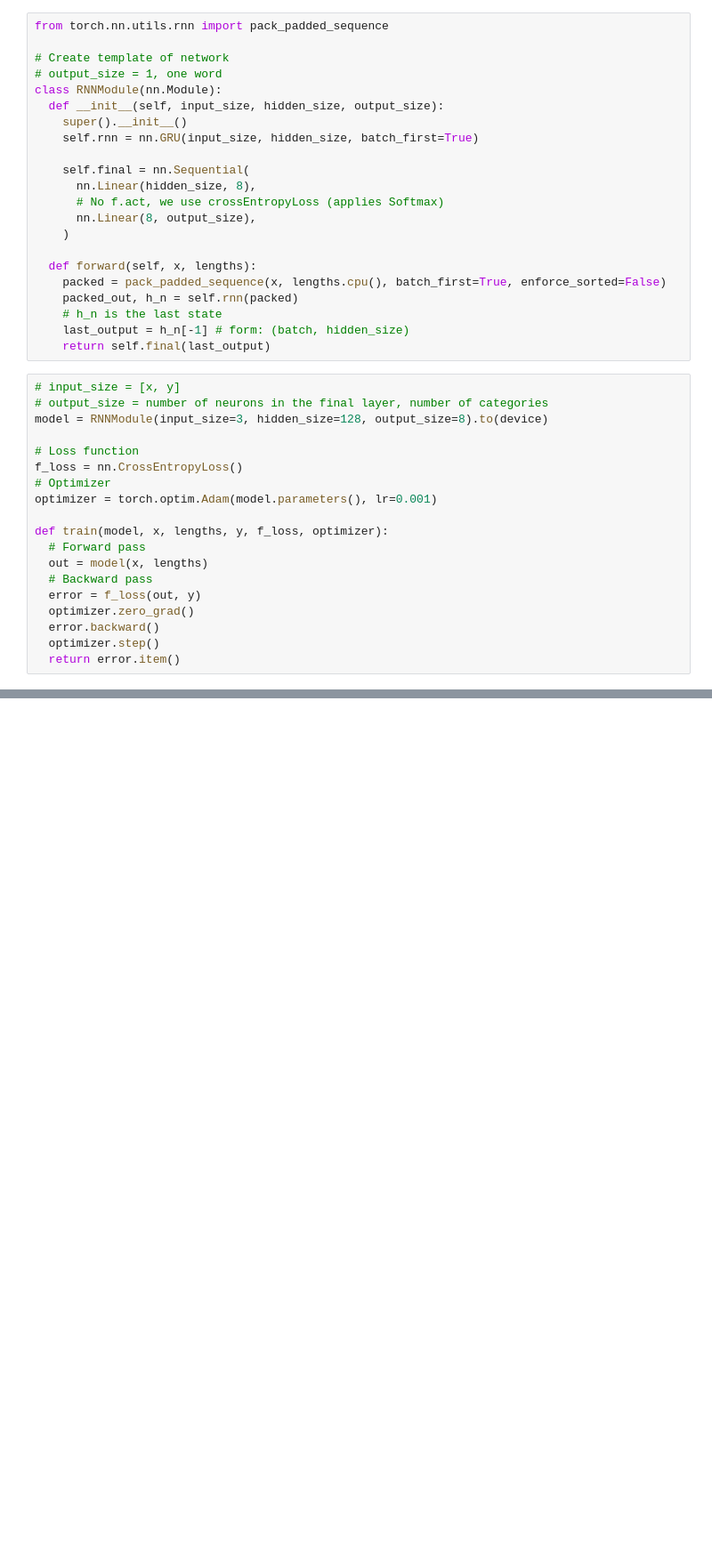
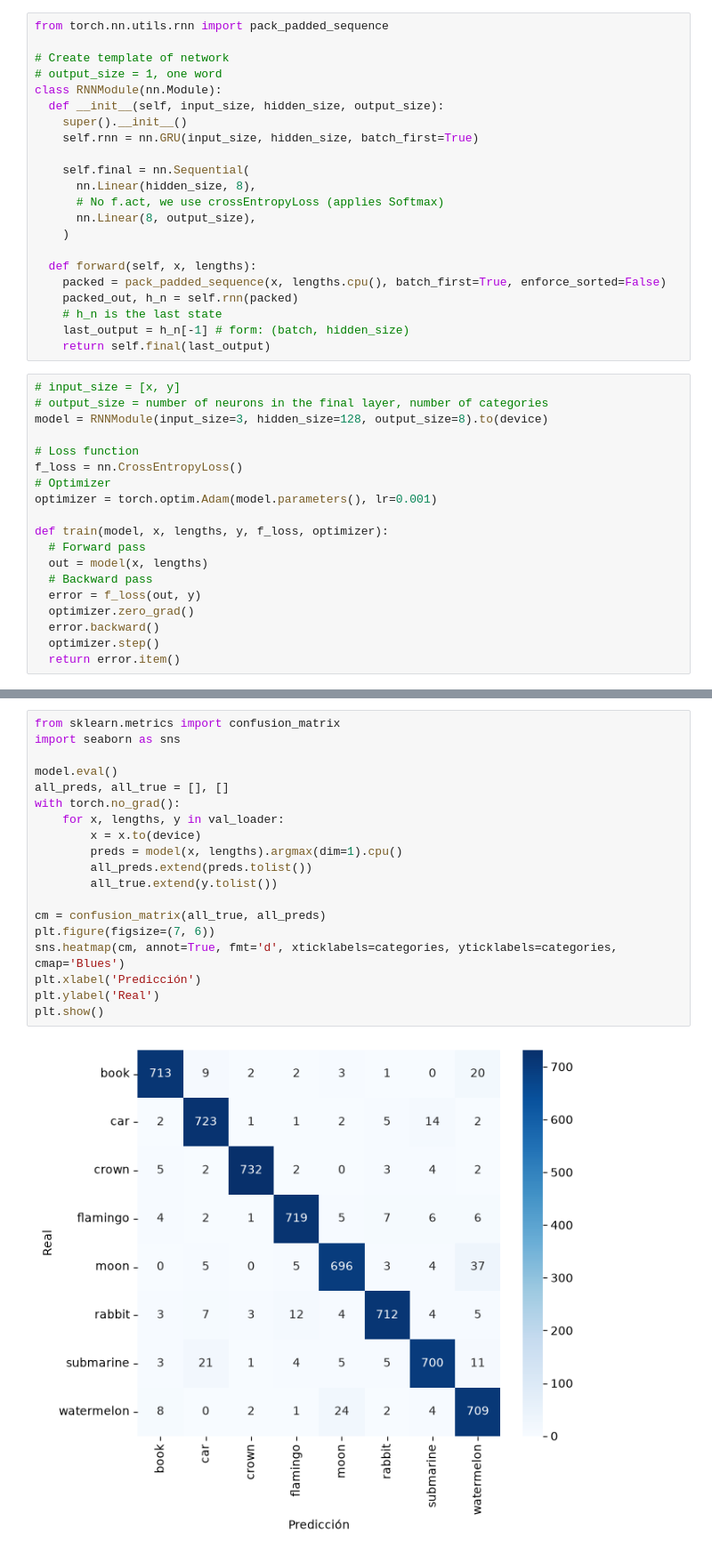
Before and after one commit to noe022/DrawGuesser, a Jupyter notebook: rnn_dg.ipynb, the cells around one changed output, grey strips where cells are left out. Shown at 89% size. Drawn from its saved outputs; the diff is of its cells as text; blank space fills up the shorter version.

```diff
--- a/rnn_dg.ipynb
+++ b/rnn_dg.ipynb
@@ -172,0 +173,21 @@ Early stopping in epoch 28 (best val_loss=0.161)
+# %%
+from sklearn.metrics import confusion_matrix
+import seaborn as sns
+
+model.eval()
+all_preds, all_true = [], []
+with torch.no_grad():
+    for x, lengths, y in val_loader:
+        x = x.to(device)
+        preds = model(x, lengths).argmax(dim=1).cpu()
+        all_preds.extend(preds.tolist())
+        all_true.extend(y.tolist())
+
+cm = confusion_matrix(all_true, all_preds)
+plt.figure(figsize=(7, 6))
+sns.heatmap(cm, annot=True, fmt='d', xticklabels=categories, yticklabels=categories, cmap='Blues')
+plt.xlabel('Predicción')
+plt.ylabel('Real')
+plt.show()
+# %% [output]
+[figure, added]
```
Also changed, not shown: parts of 1 cell of this notebook, 3 other files.
